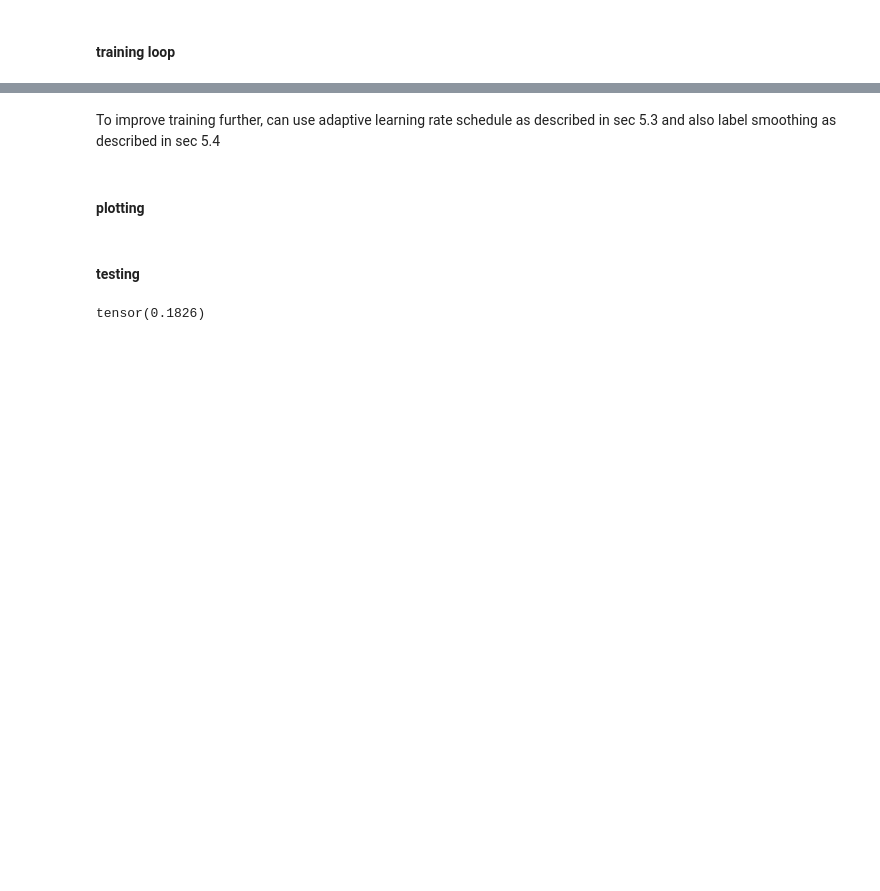
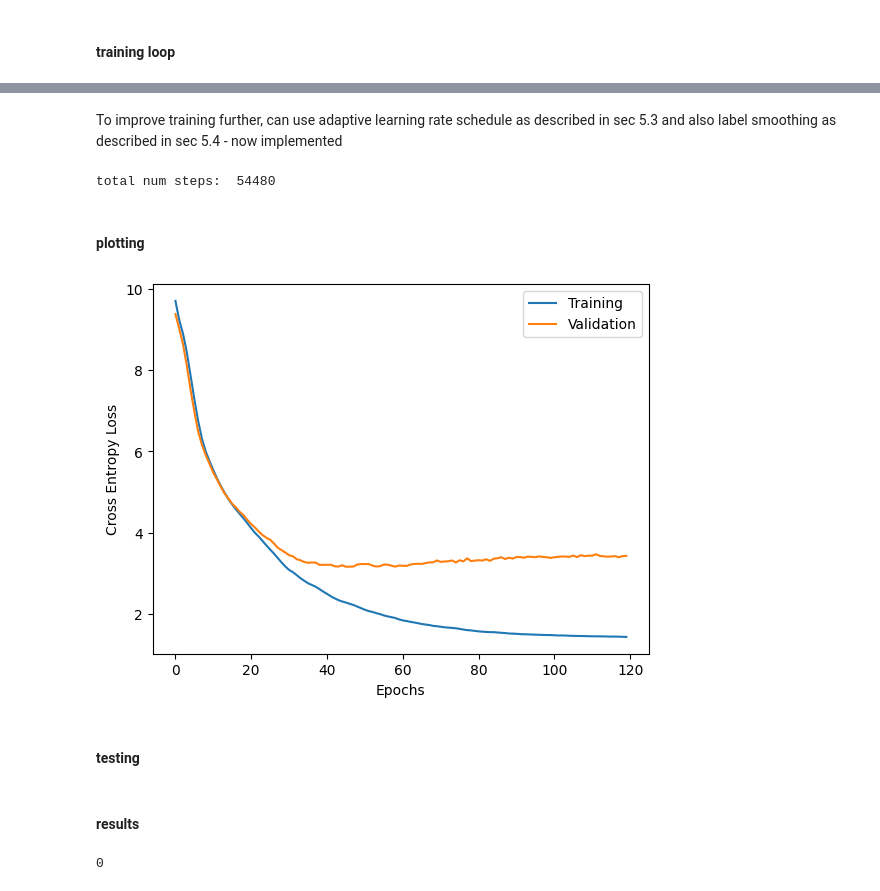
Before and after one commit to haoyucn/Decoupling-the-Backward-Pass-Using-Abstracted-Gradients, a Jupyter notebook: seq2seq_transformer_original.ipynb, the cells around one changed output, grey strips where cells are left out. Drawn from its saved outputs; the diff is of its cells as text; code cells hidden in the pictures; blank space fills up the shorter version.

```diff
--- a/seq2seq_transformer_original.ipynb
+++ b/seq2seq_transformer_original.ipynb
@@ -249,8 +262,8 @@ SRC_VOCAB_SIZE = len(vocab_transform[SRC_LANGUAGE])
 TGT_VOCAB_SIZE = len(vocab_transform[TGT_LANGUAGE])
 EMB_SIZE = 512
 NHEAD = 8
-FFN_HID_DIM = 512
-BATCH_SIZE = 128
+FFN_HID_DIM = 2048
+BATCH_SIZE = 64
 NUM_ENCODER_LAYERS = 6
 NUM_DECODER_LAYERS = 6
 
@@ -263,9 +276,9 @@ for p in transformer.parameters():
 
 transformer = transformer.to('cuda:1')
 
-loss_fn = torch.nn.CrossEntropyLoss(ignore_index=PAD_IDX)
-# lr = 0.0007
-lr = 0.0001
+loss_fn = torch.nn.CrossEntropyLoss(ignore_index=PAD_IDX, label_smoothing=0.1)
+lr = 0.0007
+
 optimizer = torch.optim.Adam(transformer.parameters(), lr=lr, betas=(0.9, 0.98), eps=1e-9)
 # optimizer = torch.optim.Adam(transformer.transformer.get_parameters(), lr=lr, betas=(0.9, 0.98), eps=1e-9)
 # %% [markdown]
@@ -307,6 +320,8 @@ def collate_fn(batch):
     return src_batch, tgt_batch
 # %% [markdown]
 #### training func
+# %%
+LARGE_BATCH_SIZE = 13
 # %%
 from torch.utils.data import DataLoader
 from threading import Thread
@@ -406,18 +454,23 @@ from timeit import default_timer as timer
 import time
 import numpy as np
 
-NUM_EPOCHS = 18
+NUM_EPOCHS = 120 # 220 with batch size of 64 corresponds to just under 100k training steps (like in attn paper)
 DEVICE = 'cuda:1'
-PATH = 'seq2seq_transformer_multi30k_weights.pt'
+PATH = 'BASELINE_transformer_n=6_minibatching_goodBLEU_weights.pt'
+best_model = None
 try:
-    raise Exception
+    # raise Exception
     transformer.load_state_dict(torch.load(PATH))
+    best_model = transformer
     print('Transformer model weights loaded')
 except Exception:
+    print('not loaded, retraining')
+    # exit()
     # early_stopper = EarlyStopper(patience=3, min_delta=0.025)
     t0 = time.time()
     training_losses_to_plot = []
     val_losses_to_plot = []
+    optimizer.param_groups[0]['lr'] = update_lr(1)
     for epoch in range(1, NUM_EPOCHS+1):
         start_time = timer()
         # train_loss, saved_losses_train = train_epoch_parallel(transformer, optimizer)
@@ -427,8 +480,16 @@ except Exception:
 
         print((f"Epoch: {epoch}, Train loss: {train_loss:.3f}, Val loss: {val_loss:.3f}, "f"Epoch time = {(end_time - start_time):.3f}s"))
         lst_sqs_sum = 0
-        training_losses_to_plot += saved_losses_train
-        val_losses_to_plot += saved_losses_val
+        if len(val_losses_to_plot) > 0 and val_loss < min(val_losses_to_plot):
+            best_model = transformer
+            torch.save(best_model.state_dict(), 'tmp_transformer_base_weights.pt')
+            # keep the model with lowest val loss
+
+
+        training_losses_to_plot.append(train_loss)
+        val_losses_to_plot.append(val_loss)
+
+
         # if early_stopper.early_stop(val_loss):
         #     print("<EARLY STOP> model done training.")
         #     break
@@ -461,2 +503,2 @@ Trained for 18 epochs in 612.7169070243835 seconds
 # %% [markdown]
-To improve training further, can use adaptive learning rate schedule as described in sec 5.3 and also label smoothing as described in sec 5.4
+To improve training further, can use adaptive learning rate schedule as described in sec 5.3 and also label smoothing as described in sec 5.4 - now implemented
@@ -463,14 +509,24 @@ To improve training further, can use adaptive learning rate schedule as describe
+# %%
+print("total num steps: ", NUM_EPOCHS * NUM_BATCHES)
+# %% [output]
+total num steps:  54480
 # %% [markdown]
 #### plotting
 # %%
 import matplotlib.pyplot as plt
 import numpy as np
 
 s = (len(training_losses_to_plot) // len(val_losses_to_plot))
 
-# plt.plot(np.arange(0, len(training_losses_to_plot), 1), training_losses_to_plot)
-# plt.plot(np.arange(0, len(val_losses_to_plot), s), val_losses_to_plot)
-# plt.show()
+# plt.plot(np.arange(0, len(training_losses_to_plot), 10), training_losses_to_plot[::10])
+plt.plot(range(NUM_EPOCHS), training_losses_to_plot, label='Training')
+plt.plot(range(NUM_EPOCHS), val_losses_to_plot, label='Validation')
+plt.legend()
+plt.ylabel("Cross Entropy Loss")
+plt.xlabel("Epochs")
+plt.show()
+# %% [output]
+[figure, added]
 # %% [markdown]
 #### testing
 # %%
@@ -562,7 +618,13 @@ def test(model,):
         pred = translate(model, src)
         bleu += bleu_score([pred], [tgt])
     return bleu / ct
-# %%
-test(transformer)
-# %% [output]
-tensor(0.1826)
+# %% [markdown]
+#### results
+# %%
+from nltk.translate.bleu_score import corpus_bleu
+references = [['this', 'is' 'test']]
+candidates = [['this', 'is', 'a', 'test']]
+score = corpus_bleu(references, candidates)
+print(score)
+# %% [output]
+0
```
Also changed, not shown: parts of 15 cells of this notebook, 1 other file.
